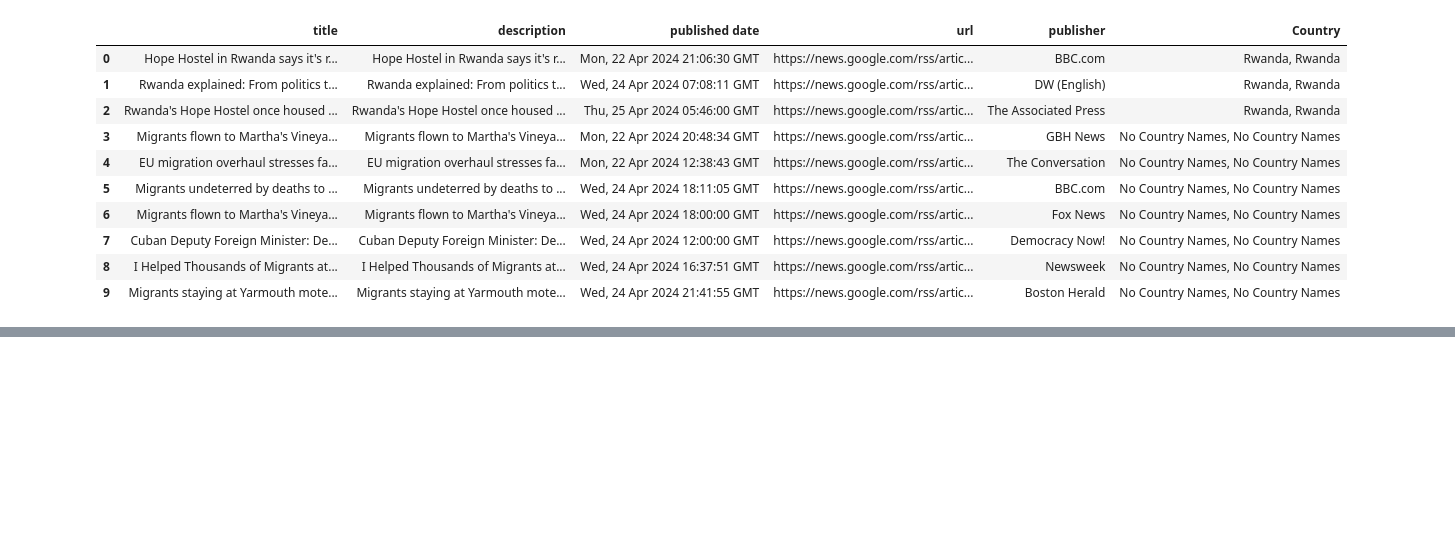
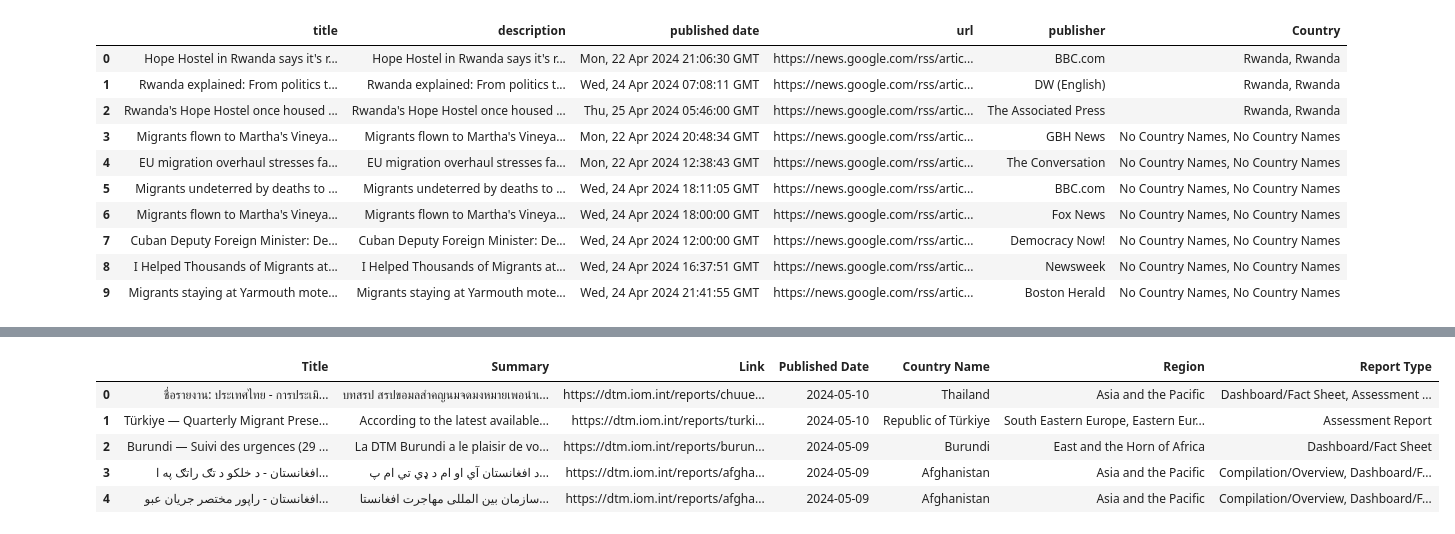
Before and after one commit to Otomisin/c-practise, a Jupyter notebook: WebScraping/freeCodeCamp.ipynb, the cells around one changed output, grey strips where cells are left out. Cells and saved outputs as stored; diff of their text form; code cells hidden in the pictures; blank space fills up the shorter version.

```diff
--- a/WebScraping/freeCodeCamp.ipynb
+++ b/WebScraping/freeCodeCamp.ipynb
@@ -1480,0 +1607,60 @@ df_new
+# %%
+import pandas as pd
+import requests
+from bs4 import BeautifulSoup
+import re
+from datetime import datetime
+
+def scrape_data_new(pages=10):
+    base_url = 'https://dtm.iom.int/reports'
+    headers = {
+        'User-Agent': 'Mozilla/5.0 (Windows NT 10.0; Win64; x64) AppleWebKit/537.36 (KHTML, like Gecko) Chrome/58.0.3029.110 Safari/537.3'
+    }
+    reports_data = []
+
+    # Start from 0 to include the base page before page 1
+    for page in range(0, pages + 1):
+        params = {
+            'search': '',
+            'sort_by': 'field_published_date',
+            'sort_order': 'DESC',
+            'page': '' if page == 0 else page  # Empty string for the base page, page number otherwise
+        }
+        response = requests.get(base_url, headers=headers, params=params)
+        response.encoding = 'utf-8'
+        dtm_soup = BeautifulSoup(response.content, 'html.parser')
+        dtm_reports = dtm_soup.find_all('div', class_='report-item1')
+
+        for report in dtm_reports:
+            title = report.find('a', class_='title').text.strip()
+            report_html = str(report)
+            links = re.findall(r'href="(/reports/[^"]+)"', report_html)
+            report_link = f'https://dtm.iom.int{links[0]}' if links else None
+            date_info = report.find('div', class_='date').text.split('·')
+            date = pd.to_datetime(date_info[0].strip(), errors='coerce', format='%b %d %Y')
+            region = date_info[1].strip() if len(date_info) > 1 else 'Unknown'
+            country_name = date_info[2].strip() if len(date_info) > 2 else 'Unknown'
+            report_type = date_info[3].strip() if len(date_info) > 3 else 'Unknown'
+            summary_content = report.find('div', class_='content').text.strip()
+
+            reports_data.append({
+                'Title': title,
+                'Summary': summary_content,
+                'Link': report_link,
+                'Published Date': date,
+                'Country Name': country_name,
+                'Region': region,
+                'Report Type': report_type
+            })
+
+    return pd.DataFrame(reports_data)
+
+df = scrape_data_new(pages=3)
+df.head()  # Print the first few rows of the DataFrame
+# %% [output]
+|  | Title | Summary | Link | Published Date | Country Name | Region | Report Type |
+| 0 | ชื่อรายงาน: ประเทศไทย - การประเมิ... | บทสรป สรปขอมลสำคญนมจดมงหมายเพอนำเ... | https://dtm.iom.int/reports/chuue... | 2024-05-10 | Thailand | Asia and the Pacific | Dashboard/Fact Sheet, Assessment ... |
+| 1 | Türkiye — Quarterly Migrant Prese... | According to the latest available... | https://dtm.iom.int/reports/turki... | 2024-05-10 | Republic of Türkiye | South Eastern Europe, Eastern Eur... | Assessment Report |
+| 2 | Burundi — Suivi des urgences (29 ... | La DTM Burundi a le plaisir de vo... | https://dtm.iom.int/reports/burun... | 2024-05-09 | Burundi | East and the Horn of Africa | Dashboard/Fact Sheet |
+| 3 | افغانستان - د خلکو د تګ راتګ په ا... | د افغانستان آي او ام د ډي تي ام پ... | https://dtm.iom.int/reports/afgha... | 2024-05-09 | Afghanistan | Asia and the Pacific | Compilation/Overview, Dashboard/F... |
+| 4 | افغانستان - راپور مختصر جریان عبو... | سازمان بین المللی مهاجرت افغانستا... | https://dtm.iom.int/reports/afgha... | 2024-05-09 | Afghanistan | Asia and the Pacific | Compilation/Overview, Dashboard/F... |
```
Also changed, not shown: parts of 3 cells of this notebook.
